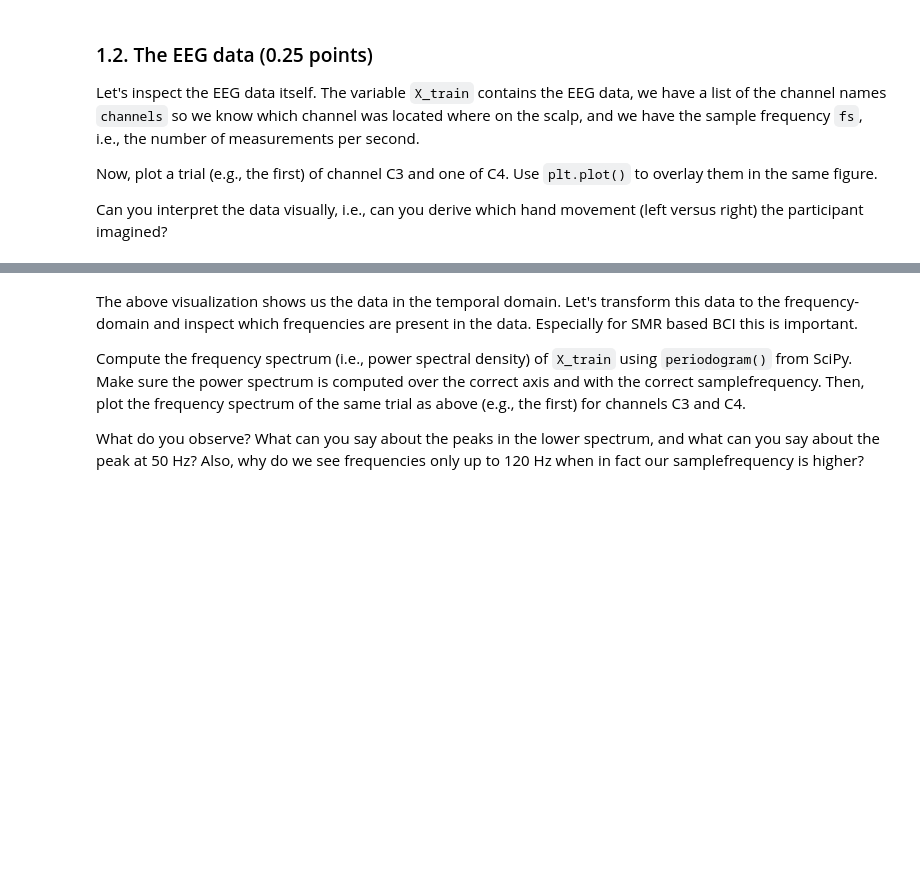
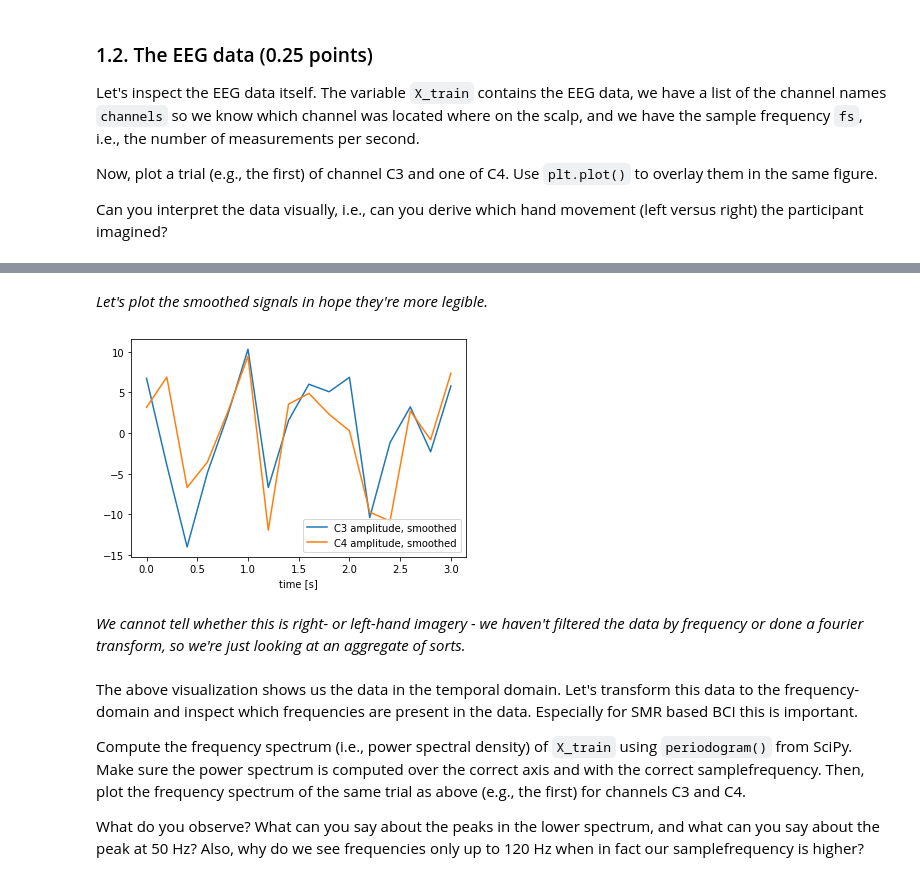
Before and after one commit to malyvsen/radboud-bci, a Jupyter notebook: assignment2.ipynb, the cells around one changed output, grey strips where cells are left out. Drawn from its saved outputs; the diff is of its cells as text; code cells hidden in the pictures; blank space fills up the shorter version.

```diff
--- a/assignment2.ipynb
+++ b/assignment2.ipynb
@@ -194,3 +217,25 @@ Can you interpret the data visually, i.e., can you derive which hand movement (l
+# %% [markdown]
+*Let's plot the smoothed signals in hope they're more legible.*
+# %%
+def plot_smoothed(channel, jagginess=16):
+    from scipy.interpolate import make_interp_spline, BSpline
+
+    samples = X_train[0, :, channels.index(channel)]
+    time_series_filtered = np.linspace(time_series.min(), time_series.max(), jagginess)
+    spl = make_interp_spline(time_series, samples, k=3)
+    samples_smooth = spl(time_series_filtered)
+
+    plt.plot(time_series_filtered, samples_smooth, label=f'{channel} amplitude, smoothed')
+    plt.xlabel('time [s]')
+
+plot_smoothed('C3')
+plot_smoothed('C4')
+plt.legend()
+plt.show()
+# %% [output]
+[figure, added]
+# %% [markdown]
+*We cannot tell whether this is right- or left-hand imagery - we haven't filtered the data by frequency or done a fourier transform, so we're just looking at an aggregate of sorts.*
 # %% [markdown]
 The above visualization shows us the data in the temporal domain. Let's transform this data to the frequency-domain and inspect which frequencies are present in the data. Especially for SMR based BCI this is important.
 
```
Also changed, not shown: parts of 11 cells of this notebook.
